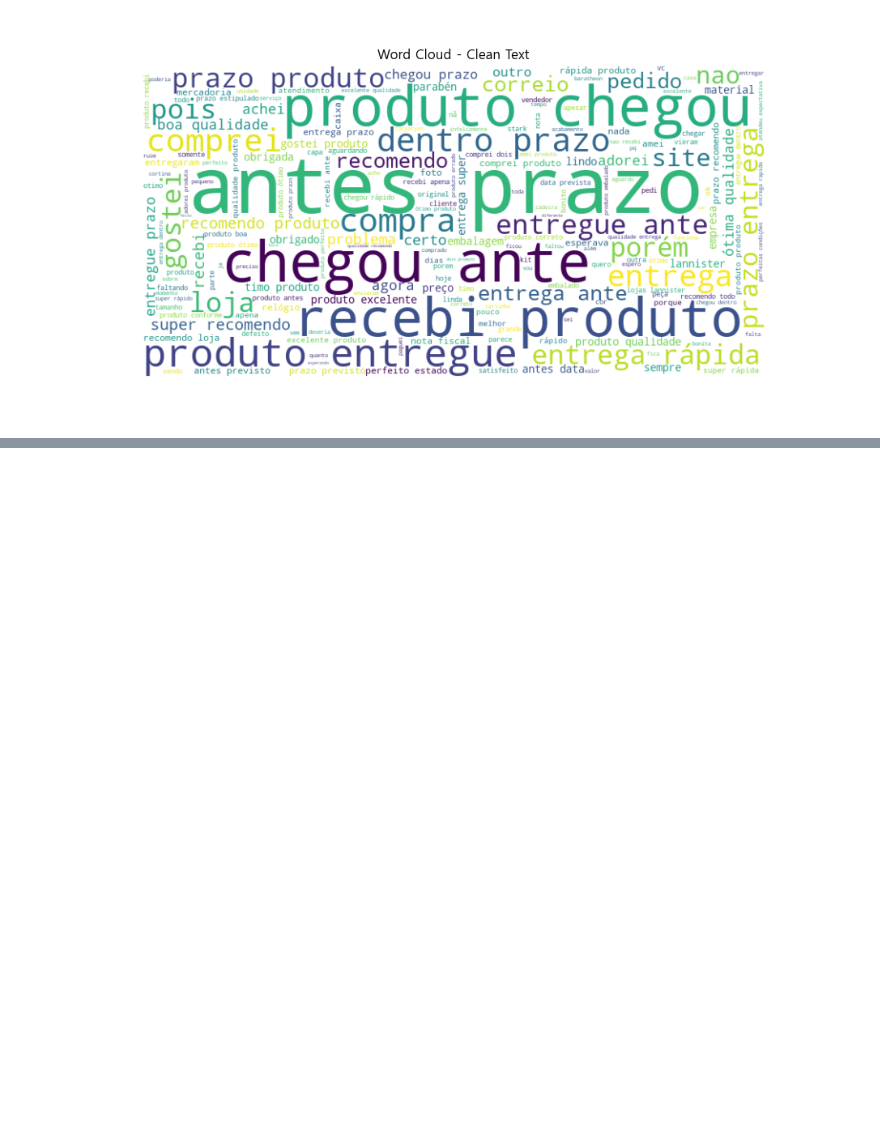
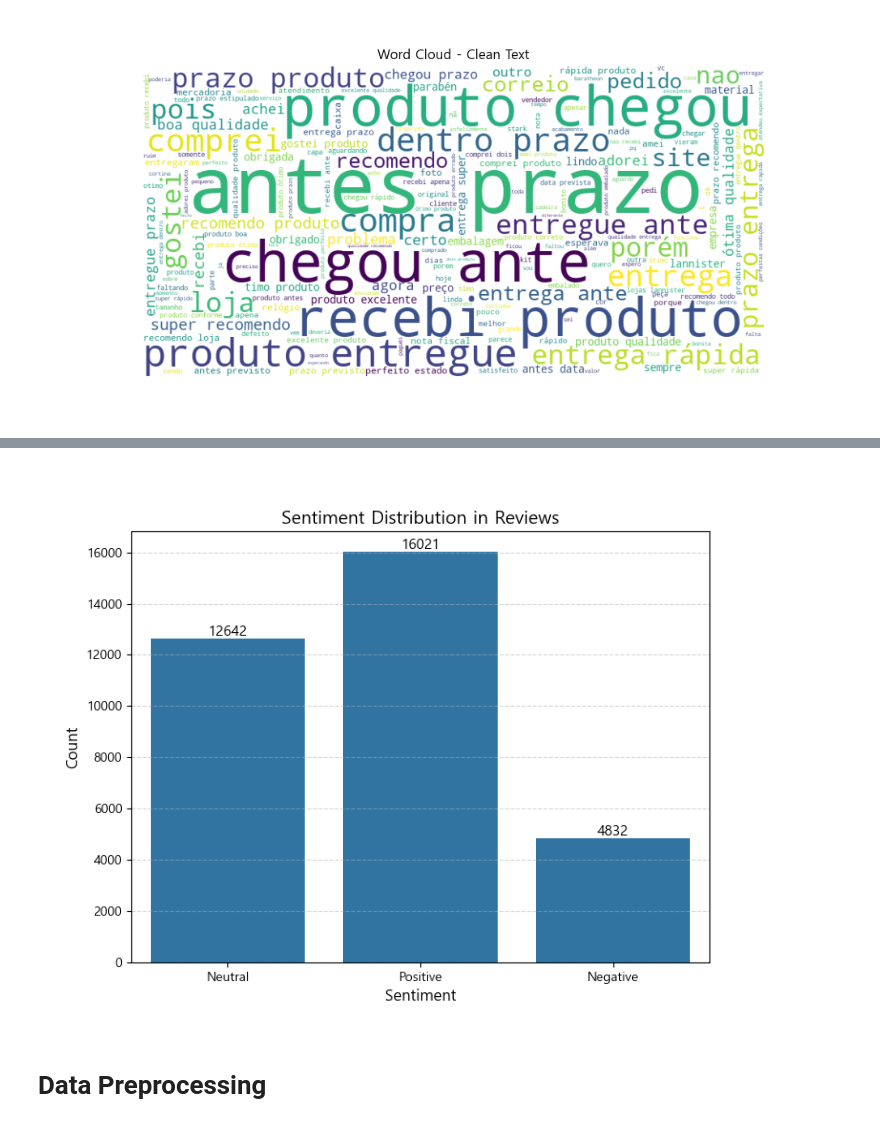
Before and after one commit to hhayan/project_olist_ecommerce, a Jupyter notebook: review.ipynb, the cells around one changed output, grey strips where cells are left out. Saved outputs shown, nothing was run; the diff lists cells and outputs as text; code cells hidden in the pictures; blank space fills up the shorter version.

```diff
--- a/review.ipynb
+++ b/review.ipynb
@@ -319,0 +357,25 @@ plt.show()
+# %%
+# Plot the sentiment count
+plt.figure(figsize=(8, 6))
+ax = sns.countplot(x="review_comment_message_clean_sentiment", data=clean_NLP)
+
+# Add labels and title
+plt.xlabel("Sentiment", fontsize=12)
+plt.ylabel("Count", fontsize=12)
+plt.title("Sentiment Distribution in Reviews", fontsize=14)
+
+# Display value labels on top of each bar
+for p in ax.patches:
+    ax.annotate(f'{int(p.get_height())}',
+                (p.get_x() + p.get_width() / 2., p.get_height()),
+                ha='center', va='center', fontsize=11, color='black', xytext=(0, 5),
+                textcoords='offset points')
+
+# Reduce gridline visibility for a cleaner look
+plt.grid(visible=True, axis='y', linestyle='--', alpha=0.5)
+
+plt.show()
+# %% [output]
+[figure, added]
+# %% [markdown]
+# Data Preprocessing
```
Also changed, not shown: parts of 2 cells of this notebook.
